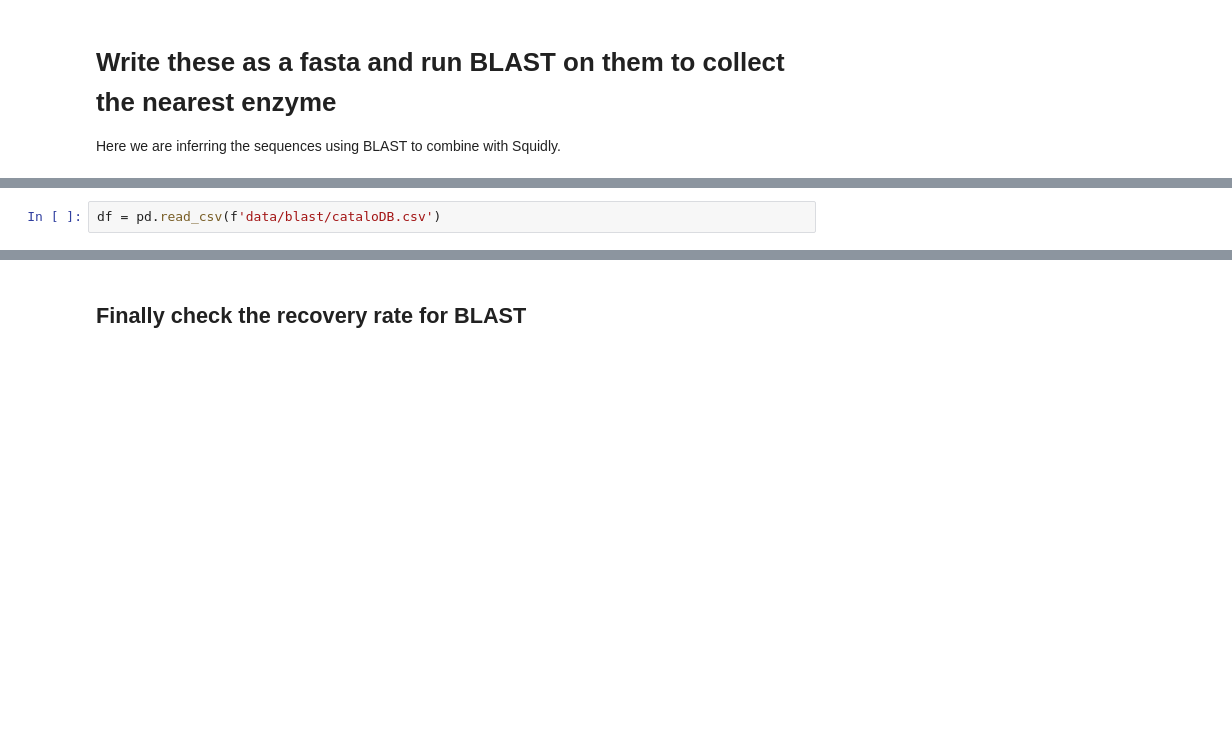
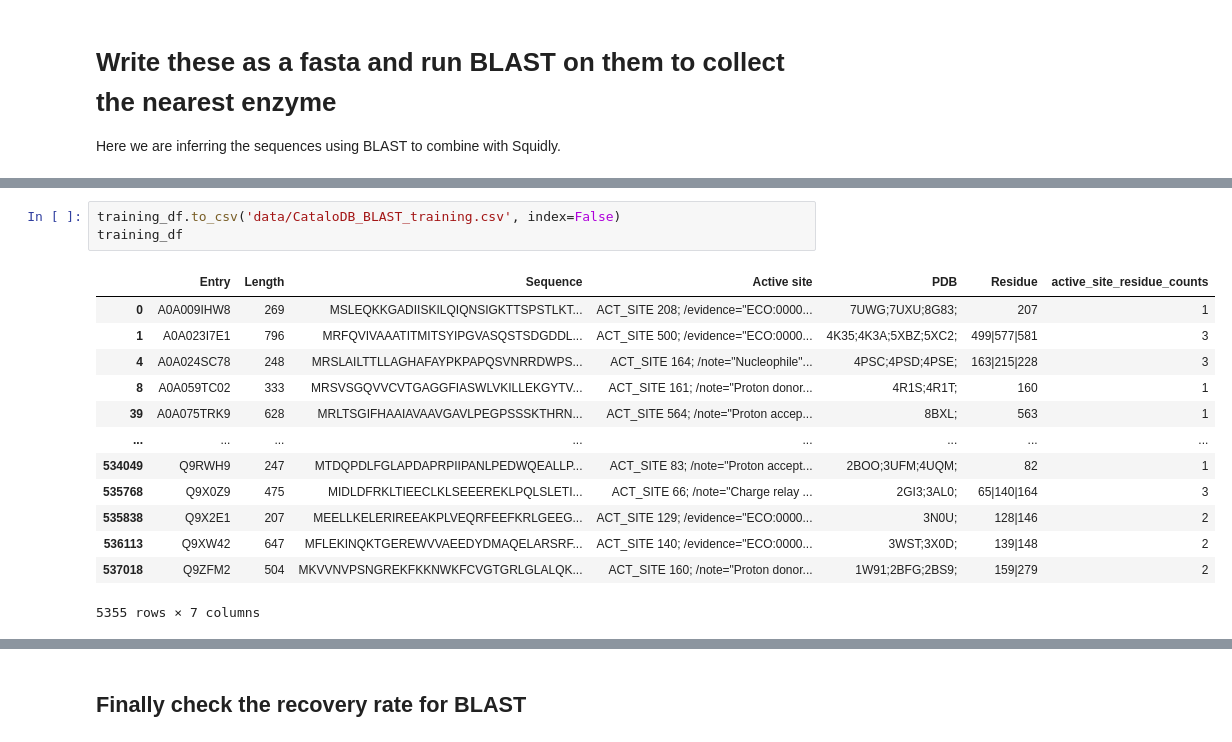
Before and after one commit to WRiegs/Squidly, a Jupyter notebook: manuscript/Benchmark-CataloDB.ipynb, the cells around one changed output, grey strips where cells are left out. Saved outputs shown, nothing was run; the diff lists cells and outputs as text; blank space fills up the shorter version.

```diff
--- a/manuscript/Benchmark-CataloDB.ipynb
+++ b/manuscript/Benchmark-CataloDB.ipynb
@@ -248,2 +121,17 @@ u.dp(['Missing residues: ', missing])
-# %%
-df = pd.read_csv(f'data/blast/cataloDB.csv')
+# %%
+training_df.to_csv('data/CataloDB_BLAST_training.csv', index=False)
+training_df
+# %% [output]
+|  | Entry | Length | Sequence | Active site | PDB | Residue | active_site_residue_counts |
+| 0 | A0A009IHW8 | 269 | MSLEQKKGADIISKILQIQNSIGKTTSPSTLKT... | ACT_SITE 208; /evidence="ECO:0000... | 7UWG;7UXU;8G83; | 207 | 1 |
+| 1 | A0A023I7E1 | 796 | MRFQVIVAAATITMITSYIPGVASQSTSDGDDL... | ACT_SITE 500; /evidence="ECO:0000... | 4K35;4K3A;5XBZ;5XC2; | 499|577|581 | 3 |
+| 4 | A0A024SC78 | 248 | MRSLAILTTLLAGHAFAYPKPAPQSVNRRDWPS... | ACT_SITE 164; /note="Nucleophile"... | 4PSC;4PSD;4PSE; | 163|215|228 | 3 |
+| 8 | A0A059TC02 | 333 | MRSVSGQVVCVTGAGGFIASWLVKILLEKGYTV... | ACT_SITE 161; /note="Proton donor... | 4R1S;4R1T; | 160 | 1 |
+| 39 | A0A075TRK9 | 628 | MRLTSGIFHAAIAVAAVGAVLPEGPSSSKTHRN... | ACT_SITE 564; /note="Proton accep... | 8BXL; | 563 | 1 |
+| ... | ... | ... | ... | ... | ... | ... | ... |
+| 534049 | Q9RWH9 | 247 | MTDQPDLFGLAPDAPRPIIPANLPEDWQEALLP... | ACT_SITE 83; /note="Proton accept... | 2BOO;3UFM;4UQM; | 82 | 1 |
+| 535768 | Q9X0Z9 | 475 | MIDLDFRKLTIEECLKLSEEEREKLPQLSLETI... | ACT_SITE 66; /note="Charge relay ... | 2GI3;3AL0; | 65|140|164 | 3 |
+| 535838 | Q9X2E1 | 207 | MEELLKELERIREEAKPLVEQRFEEFKRLGEEG... | ACT_SITE 129; /evidence="ECO:0000... | 3N0U; | 128|146 | 2 |
+| 536113 | Q9XW42 | 647 | MFLEKINQKTGEREWVVAEEDYDMAQELARSRF... | ACT_SITE 140; /evidence="ECO:0000... | 3WST;3X0D; | 139|148 | 2 |
+| 537018 | Q9ZFM2 | 504 | MKVVNVPSNGREKFKKNWKFCVGTGRLGLALQK... | ACT_SITE 160; /note="Proton donor... | 1W91;2BFG;2BS9; | 159|279 | 2 |
+5355 rows × 7 columns
```
Also changed, not shown: parts of 16 cells of this notebook, 1 other file.
